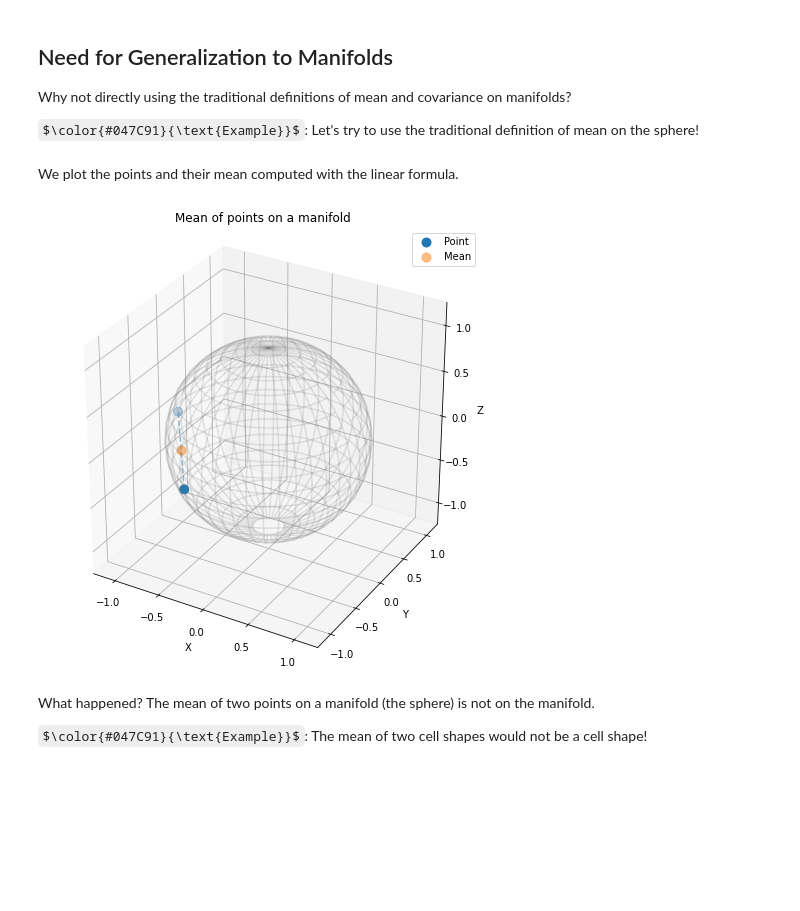
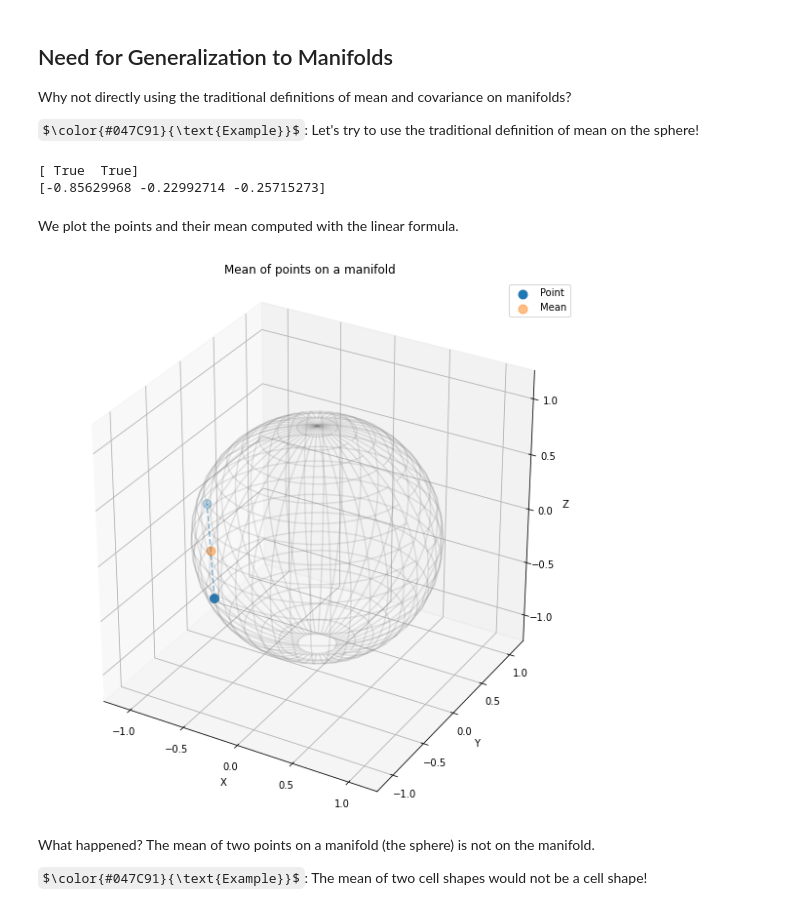
Before and after one commit to geometric-intelligence/ece594n, a Jupyter notebook: lectures/03_a_mean_variance.ipynb, the cells around one changed output. Saved outputs shown, nothing was run; the diff lists cells and outputs as text; code cells hidden in the pictures; some formulas as TeX source; blank space fills up the shorter version.

```diff
--- a/lectures/03_a_mean_variance.ipynb
+++ b/lectures/03_a_mean_variance.ipynb
@@ -137,21 +171,25 @@ points = np.array([
      [-0.71502435, -0.41197257, -0.56481748],
      [-0.997575,   -0.04788171,  0.05051201]
 ])
-sphere.belongs(points)
+print(sphere.belongs(points))
 linear_mean = np.sum(points, axis=0) / 2
+print(linear_mean)
+# %% [output]
+[ True  True]
+[-0.85629968 -0.22992714 -0.25715273]
 # %% [markdown]
 We plot the points and their mean computed with the linear formula.
 # %%
 import matplotlib.pyplot as plt
 import geomstats.visualization as viz
 
-fig = plt.figure(figsize=(8, 8)); ax = fig.add_subplot(111, projection="3d")
+fig = plt.figure(figsize=(10, 10)); ax = fig.add_subplot(111, projection="3d")
 viz.plot(points, ax=ax, space="S2", label="Point", s=80)
 ax.plot(points[:, 0], points[:, 1], points[:, 2], linestyle="dashed", alpha=0.5,)
 ax.scatter(linear_mean[0], linear_mean[1], linear_mean[2], label="Mean", s=80, alpha=0.5)
 ax.set_title("Mean of points on a manifold"); ax.legend();
 # %% [output]
-[figure, old version]
+[figure, new version]
 # %% [markdown]
 What happened? The mean of two points on a manifold (the sphere) is not on the manifold.
 
```
Also changed, not shown: parts of 12 cells of this notebook, 1 other file.
